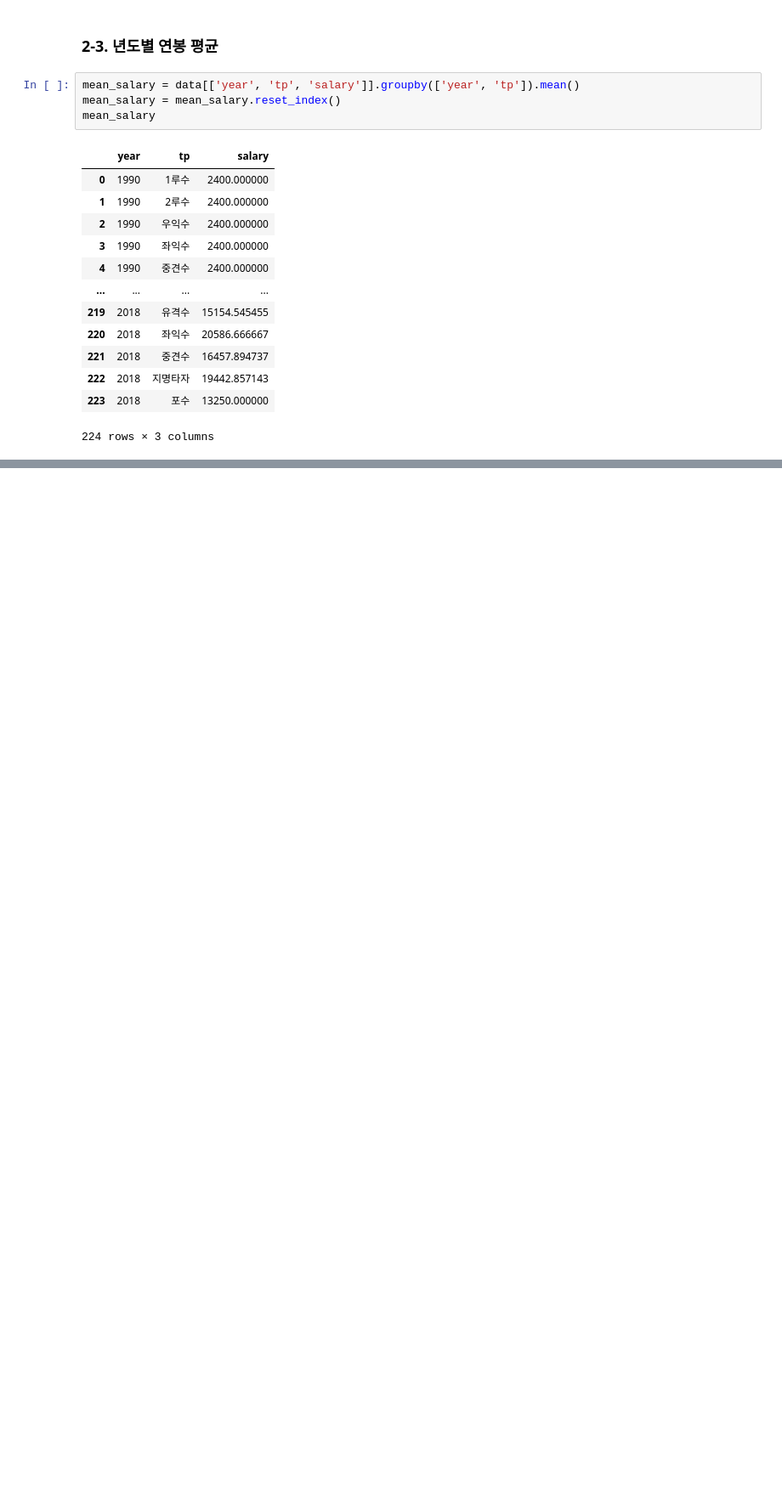
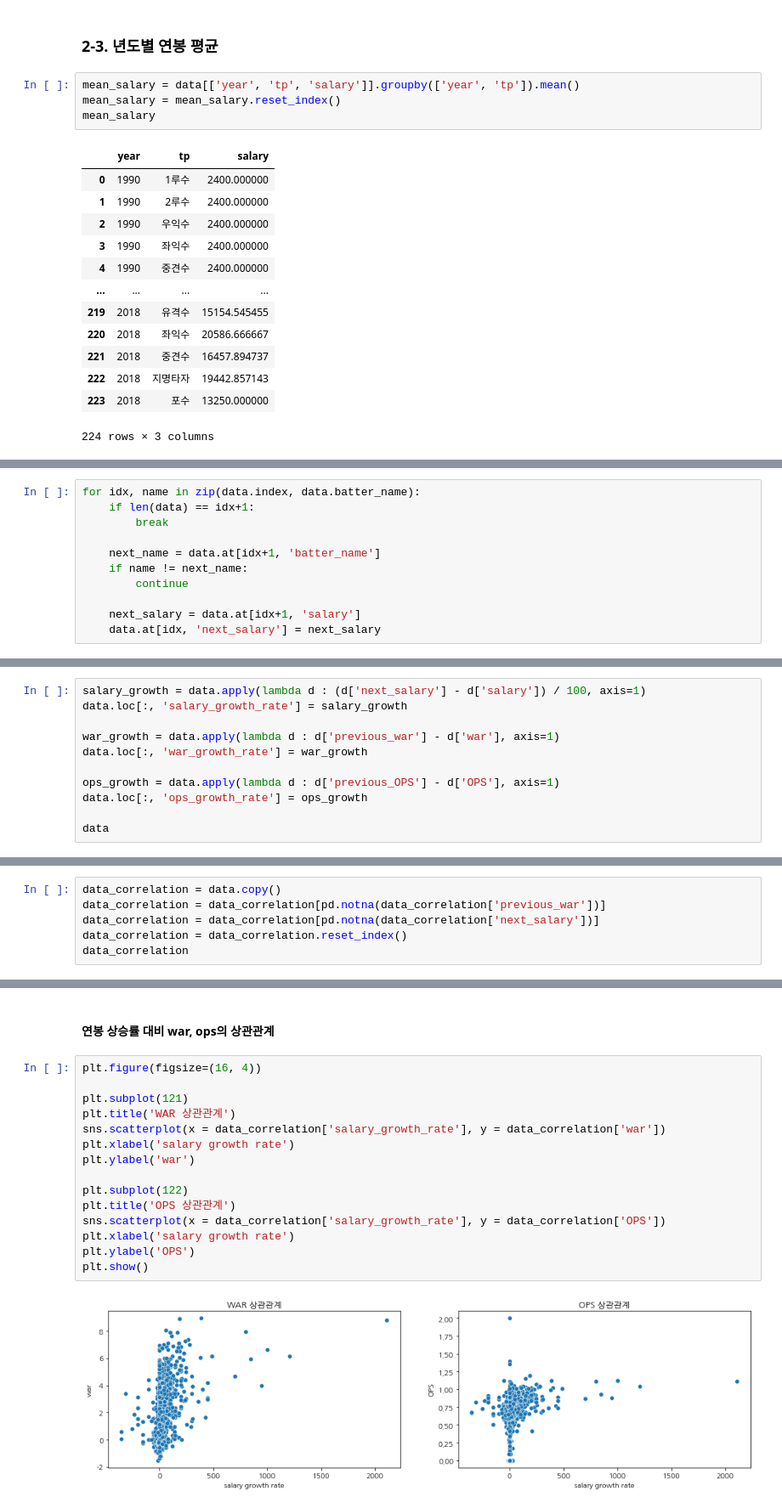
Before and after one commit to shwldus3/aiffel-exploration, a Jupyter notebook: [DATACON]KBO_Baseball_Visualization.ipynb, the cells around one changed output, grey strips where cells are left out. Shown: that part at 85% size. Saved outputs shown, nothing was run; the diff lists cells and outputs as text; blank space fills up the shorter version.

```diff
--- a/[DATACON]KBO_Baseball_Visualization.ipynb
+++ b/[DATACON]KBO_Baseball_Visualization.ipynb
@@ -343,0 +245,11 @@ plt.show()
+# %%
+for idx, name in zip(data.index, data.batter_name):
+    if len(data) == idx+1:
+        break
+
+    next_name = data.at[idx+1, 'batter_name']
+    if name != next_name:
+        continue
+
+    next_salary = data.at[idx+1, 'salary']
+    data.at[idx, 'next_salary'] = next_salary
@@ -343,0 +277,11 @@ plt.show()
+# %%
+salary_growth = data.apply(lambda d : (d['next_salary'] - d['salary']) / 100, axis=1)
+data.loc[:, 'salary_growth_rate'] = salary_growth
+
+war_growth = data.apply(lambda d : d['previous_war'] - d['war'], axis=1)
+data.loc[:, 'war_growth_rate'] = war_growth
+
+ops_growth = data.apply(lambda d : d['previous_OPS'] - d['OPS'], axis=1)
+data.loc[:, 'ops_growth_rate'] = ops_growth
+
+data
@@ -343,0 +339,6 @@ plt.show()
+# %%
+data_correlation = data.copy()
+data_correlation = data_correlation[pd.notna(data_correlation['previous_war'])]
+data_correlation = data_correlation[pd.notna(data_correlation['next_salary'])]
+data_correlation = data_correlation.reset_index()
+data_correlation
@@ -343,0 +359,19 @@ plt.show()
+# %% [markdown]
+#### 연봉 상승률 대비 war, ops의 상관관계
+# %%
+plt.figure(figsize=(16, 4))
+
+plt.subplot(121)
+plt.title('WAR 상관관계')
+sns.scatterplot(x = data_correlation['salary_growth_rate'], y = data_correlation['war'])
+plt.xlabel('salary growth rate')
+plt.ylabel('war')
+
+plt.subplot(122)
+plt.title('OPS 상관관계')
+sns.scatterplot(x = data_correlation['salary_growth_rate'], y = data_correlation['OPS'])
+plt.xlabel('salary growth rate')
+plt.ylabel('OPS')
+plt.show()
+# %% [output]
+[figure, added]
```
Also changed, not shown: parts of 81 cells of this notebook.
